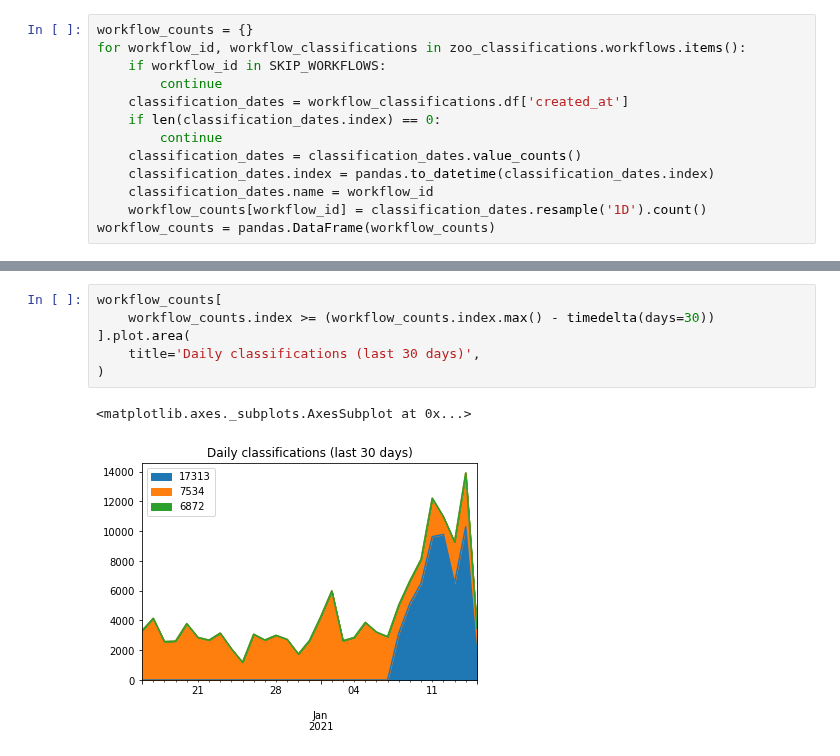
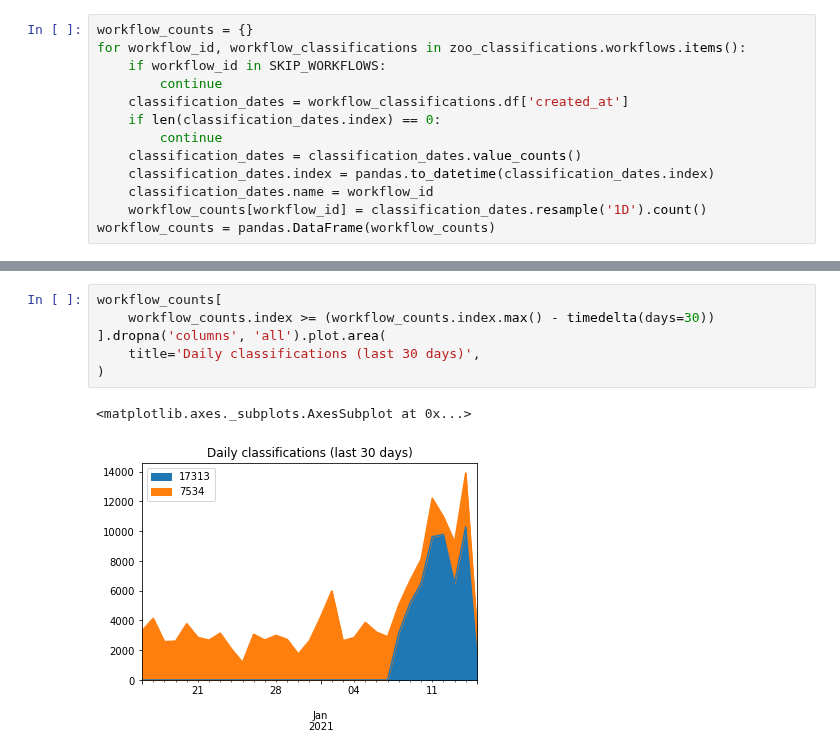
Before and after one commit to adammcmaster/superwasp-tools, a Jupyter notebook: zooniverse_classifications.ipynb, the cells around one changed output, grey strips where cells are left out. Cells and saved outputs as stored; diff of their text form.

Commit message:
Run columns throuhg dropna() before plotting

```diff
--- a/zooniverse_classifications.ipynb
+++ b/zooniverse_classifications.ipynb
@@ -30,9 +39,9 @@ workflow_counts.plot(
 # %%
 workflow_counts[
     workflow_counts.index >= (workflow_counts.index.max() - timedelta(days=30))
-].plot.area(
+].dropna('columns', 'all').plot.area(
     title='Daily classifications (last 30 days)',
 )
 # %% [output]
 <matplotlib.axes._subplots.AxesSubplot at 0x...>
-[figure, old version]
+[figure, new version]
```
Also changed, not shown: parts of 2 cells of this notebook, 1 other file.
